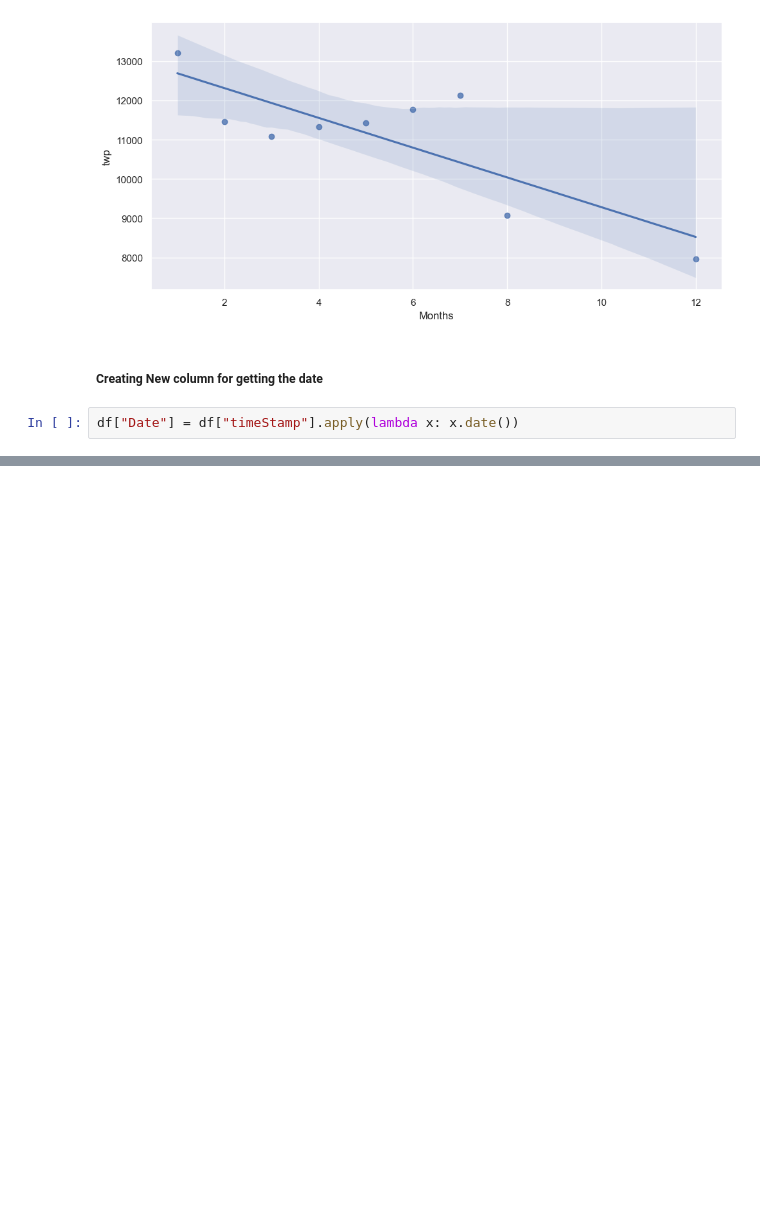
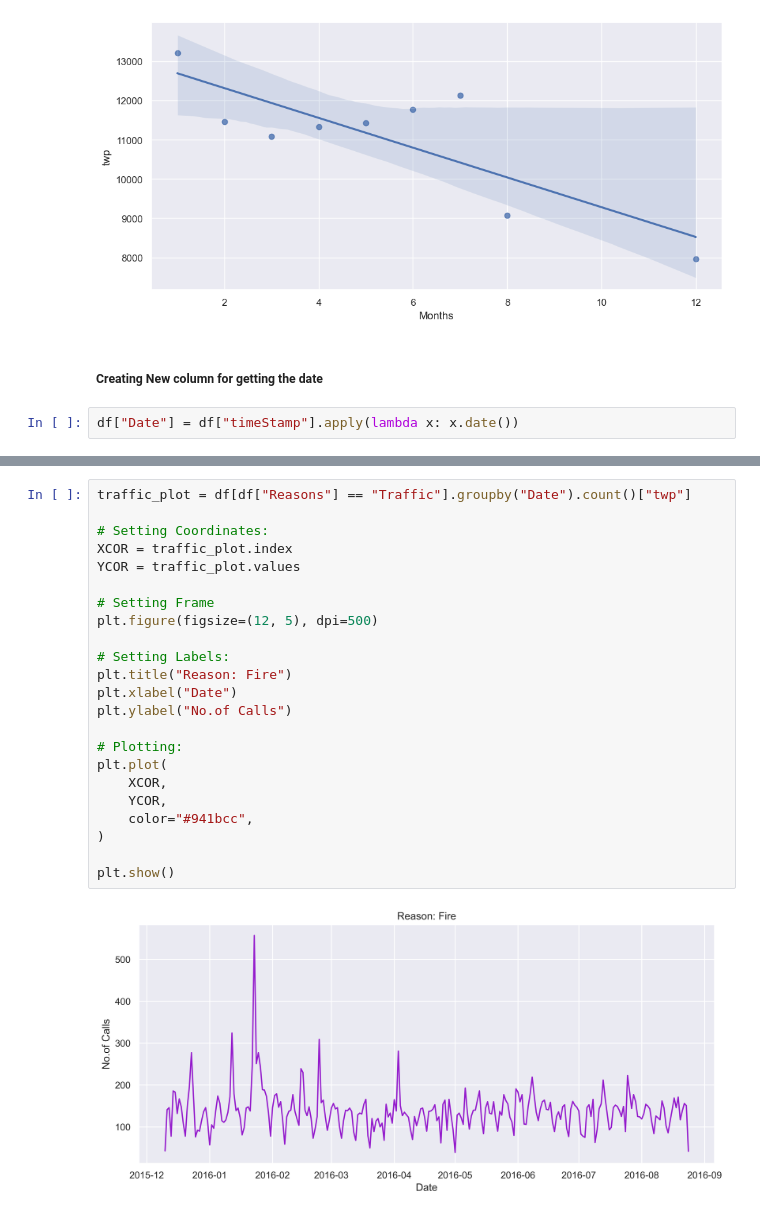
Before and after one commit to ahmedyar7/Data-Science-n-Visualization-Projects, a Jupyter notebook: 911 Calls Analysis/main.ipynb, the cells around one changed output, grey strips where cells are left out. Drawn from its saved outputs; the diff is of its cells as text; blank space fills up the shorter version.

```diff
--- a/911 Calls Analysis/main.ipynb
+++ b/911 Calls Analysis/main.ipynb
@@ -250,0 +278,25 @@ plt.show()
+# %%
+traffic_plot = df[df["Reasons"] == "Traffic"].groupby("Date").count()["twp"]
+
+# Setting Coordinates:
+XCOR = traffic_plot.index
+YCOR = traffic_plot.values
+
+# Setting Frame
+plt.figure(figsize=(12, 5), dpi=500)
+
+# Setting Labels:
+plt.title("Reason: Fire")
+plt.xlabel("Date")
+plt.ylabel("No.of Calls")
+
+# Plotting:
+plt.plot(
+    XCOR,
+    YCOR,
+    color="#941bcc",
+)
+
+plt.show()
+# %% [output]
+[figure, added]
```
Also changed, not shown: parts of 10 cells of this notebook.
